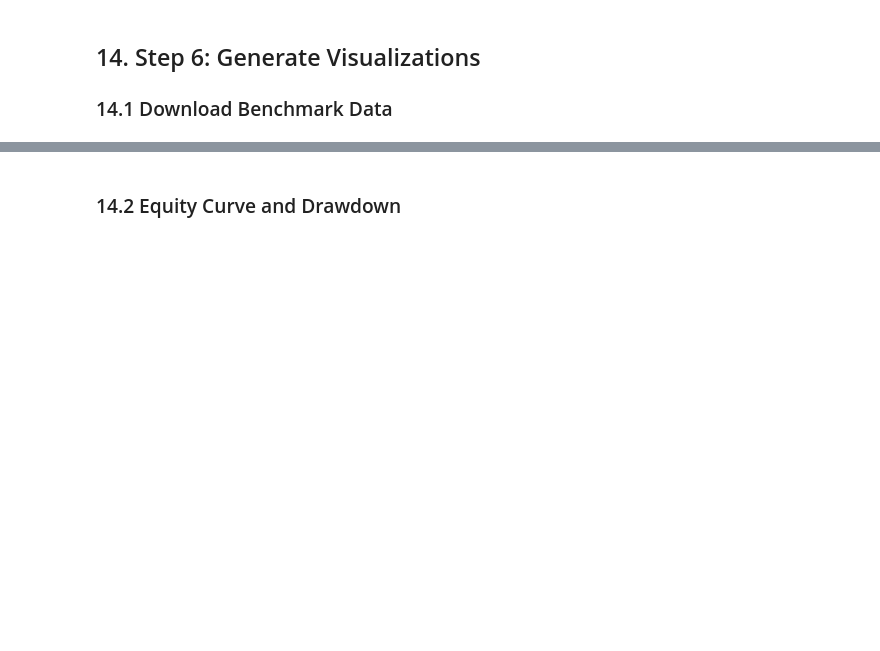
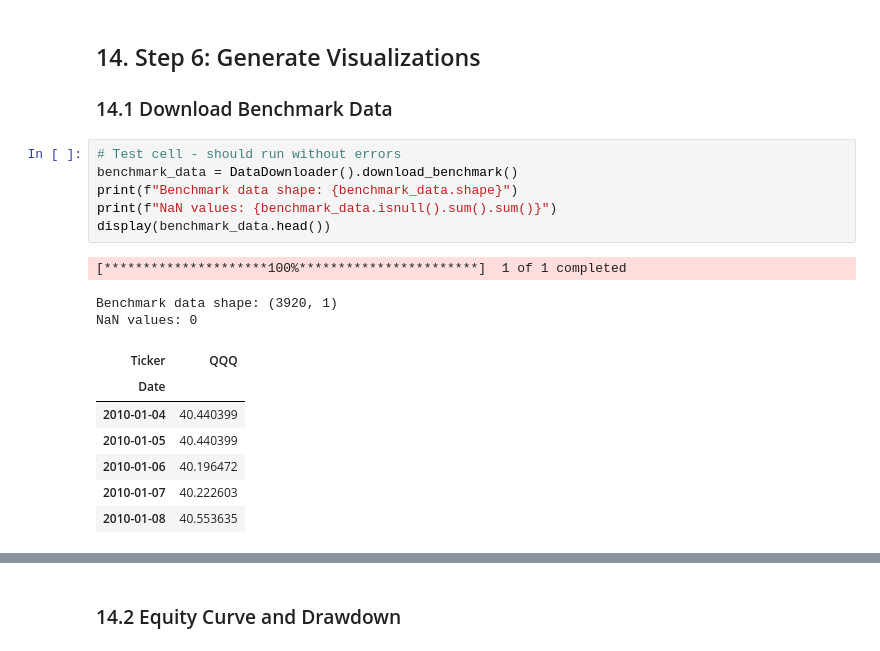
Before and after one commit to chielgroen1998/RAAM, a Jupyter notebook: raam_strategy.ipynb, the cells around one changed output, grey strips where cells are left out. Saved outputs shown, nothing was run; the diff lists cells and outputs as text; blank space fills up the shorter version.

```diff
--- a/raam_strategy.ipynb
+++ b/raam_strategy.ipynb
@@ -950,3 +979,20 @@ Worst Day:                  -10.53%
 ## 14. Step 6: Generate Visualizations
 
 ### 14.1 Download Benchmark Data
+# %%
+# Test cell - should run without errors
+benchmark_data = DataDownloader().download_benchmark()
+print(f"Benchmark data shape: {benchmark_data.shape}")
+print(f"NaN values: {benchmark_data.isnull().sum().sum()}")
+display(benchmark_data.head())
+# %% [output]
+[*********************100%***********************]  1 of 1 completed
+Benchmark data shape: (3920, 1)
+NaN values: 0
+| Ticker | QQQ |
+| Date |  |
+| 2010-01-04 | 40.440399 |
+| 2010-01-05 | 40.440399 |
+| 2010-01-06 | 40.196472 |
+| 2010-01-07 | 40.222603 |
+| 2010-01-08 | 40.553635 |
```
Also changed, not shown: parts of 29 cells of this notebook, 8 other files.
